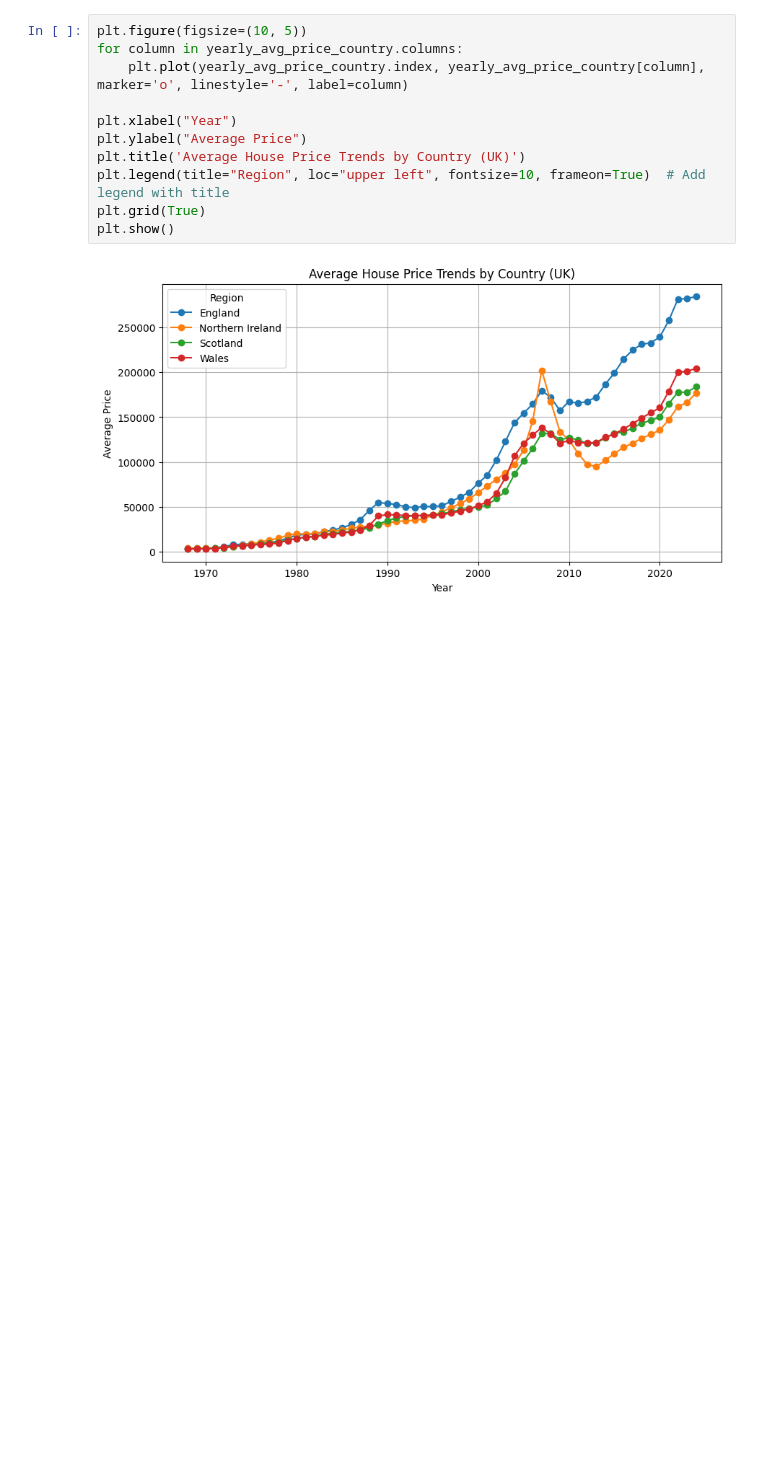
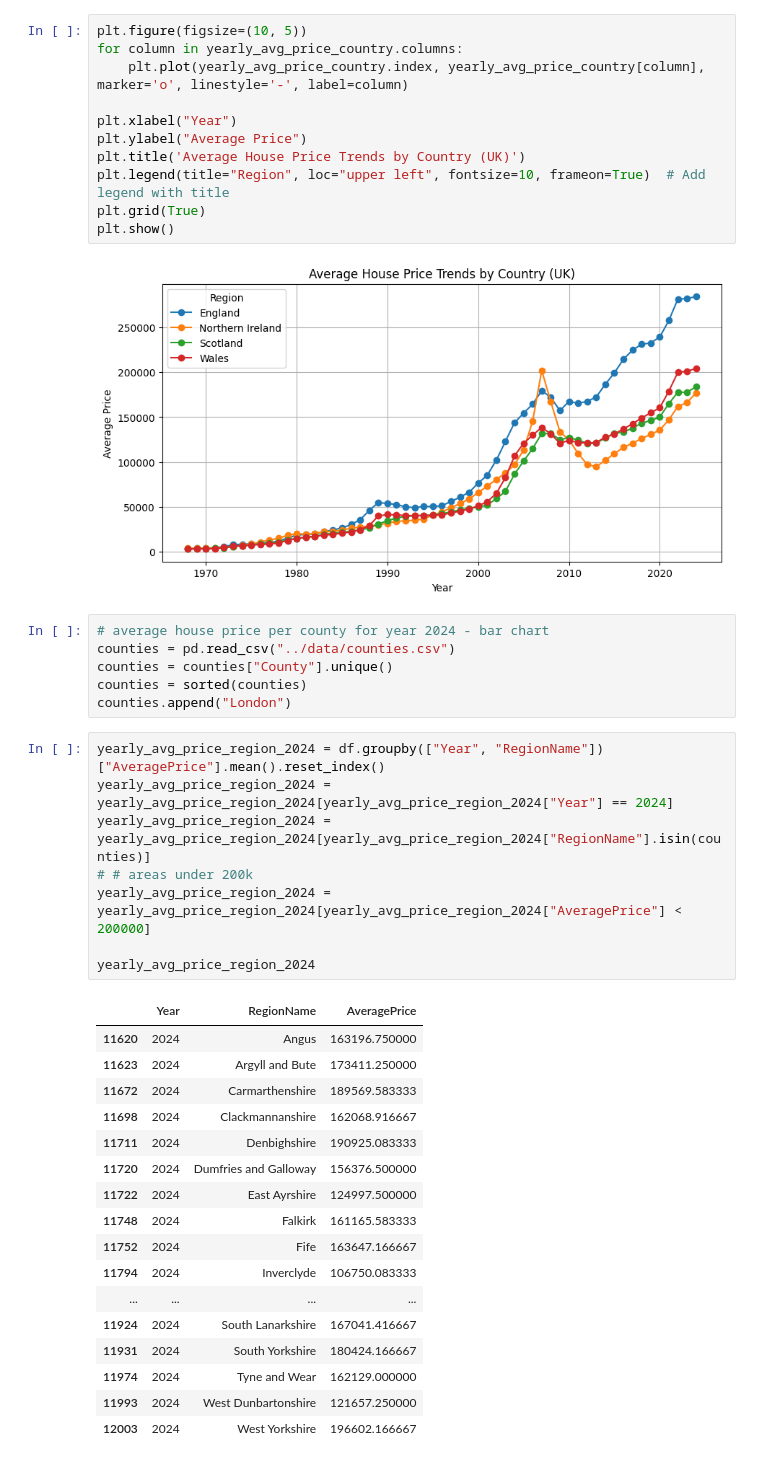
Before and after one commit to sjmabs/EDA, a Jupyter notebook: notebooks/eda.ipynb, the cells around one changed output. Saved outputs shown, nothing was run; the diff lists cells and outputs as text; blank space fills up the shorter version.

```diff
--- a/notebooks/eda.ipynb
+++ b/notebooks/eda.ipynb
@@ -149,3 +169,35 @@ plt.grid(True)
 plt.show()
 # %% [output]
 [figure]
+# %%
+# average house price per county for year 2024 - bar chart
+counties = pd.read_csv("../data/counties.csv")
+counties = counties["County"].unique()
+counties = sorted(counties)
+counties.append("London")
+# %%
+yearly_avg_price_region_2024 = df.groupby(["Year", "RegionName"])["AveragePrice"].mean().reset_index()
+yearly_avg_price_region_2024 = yearly_avg_price_region_2024[yearly_avg_price_region_2024["Year"] == 2024]
+yearly_avg_price_region_2024 = yearly_avg_price_region_2024[yearly_avg_price_region_2024["RegionName"].isin(counties)]
+# # areas under 200k
+yearly_avg_price_region_2024 = yearly_avg_price_region_2024[yearly_avg_price_region_2024["AveragePrice"] < 200000]
+
+yearly_avg_price_region_2024
+# %% [output]
+|  | Year | RegionName | AveragePrice |
+| 11620 | 2024 | Angus | 163196.750000 |
+| 11623 | 2024 | Argyll and Bute | 173411.250000 |
+| 11672 | 2024 | Carmarthenshire | 189569.583333 |
+| 11698 | 2024 | Clackmannanshire | 162068.916667 |
+| 11711 | 2024 | Denbighshire | 190925.083333 |
+| 11720 | 2024 | Dumfries and Galloway | 156376.500000 |
+| 11722 | 2024 | East Ayrshire | 124997.500000 |
+| 11748 | 2024 | Falkirk | 161165.583333 |
+| 11752 | 2024 | Fife | 163647.166667 |
+| 11794 | 2024 | Inverclyde | 106750.083333 |
+| ... | ... | ... | ... |
+| 11924 | 2024 | South Lanarkshire | 167041.416667 |
+| 11931 | 2024 | South Yorkshire | 180424.166667 |
+| 11974 | 2024 | Tyne and Wear | 162129.000000 |
+| 11993 | 2024 | West Dunbartonshire | 121657.250000 |
+| 12003 | 2024 | West Yorkshire | 196602.166667 |
```
Also changed, not shown: parts of 4 cells of this notebook, 1 other file.
